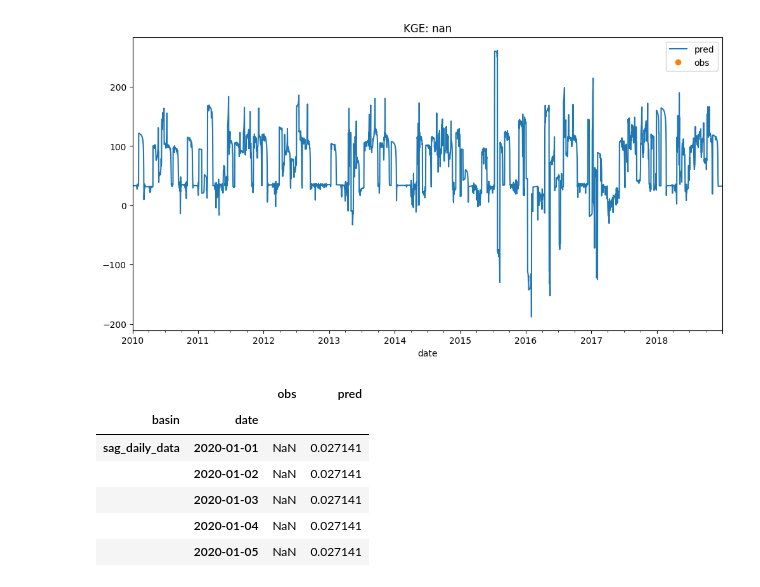
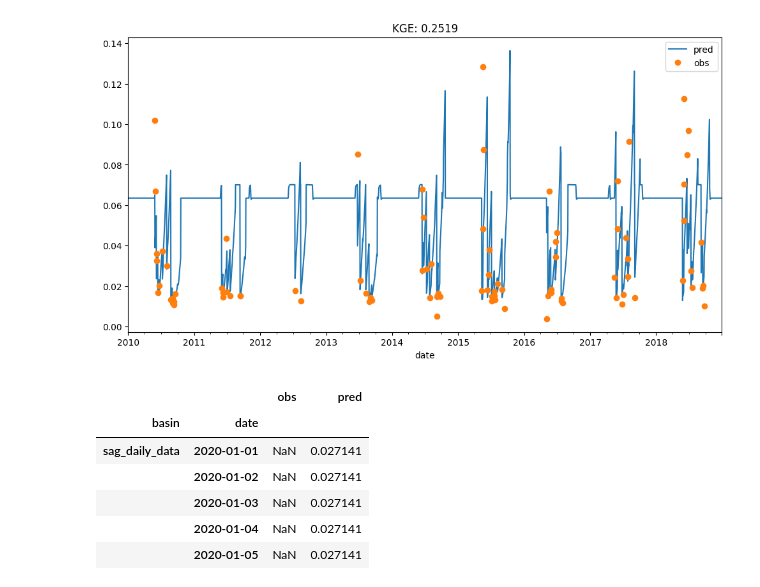
Before and after one commit to Fluvial-UMass/swot-ml, a Jupyter notebook: notebooks/Sag_TAPTLSTM.ipynb, the cells around one changed output. Saved outputs shown, nothing was run; the diff lists cells and outputs as text; code cells hidden in the pictures.

```diff
--- a/notebooks/Sag_TAPTLSTM.ipynb
+++ b/notebooks/Sag_TAPTLSTM.ipynb
@@ -127,0 +84,30 @@ The error occurred while tracing the function scan_fn at /Users/Ted/Documents/Gi
+# %%
+importlib.reload(data)
+from data import TAPDataset
+
+dataset = TAPDataset(cfg)
+# %%
+importlib.reload(data)
+from data import TAPDataLoader
+
+importlib.reload(models)
+from models import TAPLSTM, EALSTM, LSTM
+
+importlib.reload(train)
+from train import Trainer
+
+# Model config is a bit more dynamic
+model_name = cfg['model'].lower()
+if model_name == 'taplstm':
+    model_fn = TAPLSTM
+    cfg['model_args']['daily_in_size'] = len(dataset.daily_features)
+    cfg['model_args']['irregular_in_size'] = len(dataset.irregular_features)
+    cfg['model_args']['static_in_size'] = len(dataset.static_features)
+elif model_name == 'transformer':
+
+else:
+    raise ValueError("Please provide a valid model name (taplstm, ealstm, tealstm)")
+
+dataloader = TAPDataLoader(cfg, dataset)
+trainer = Trainer(cfg, dataloader, model_fn)
+trainer.start_training()
@@ -128,28 +119,23 @@ The error occurred while tracing the function scan_fn at /Users/Ted/Documents/Gi
 # %%
-from metrics import get_all_metrics
-from matplotlib.dates import YearLocator, DateFormatter
-import datetime
-
 importlib.reload(evaluate)
 from evaluate import predict
 
-results = predict(model, dataloader)
+dataloader.set_mode(data_subset="test", basin_subset=["sag_daily_data"])
+results = predict(trainer.model, dataloader)
+basin_results = results.droplevel('basin').sort_index()
 # %%
-basin_id = np.random.choice(basin_list)
-basin_results = results[results.index.get_level_values('basin')==str(basin_id)]
-basin_results = basin_results.droplevel('basin')
-metrics = get_all_metrics(basin_results['obs'],basin_results['pred'])
+metrics = evaluate.get_all_metrics(basin_results['obs'],basin_results['pred'])
 
 # Plot the true values and predictions
 fig, ax = plt.subplots(figsize=(12, 6))
 basin_results['pred'].plot(ax=ax)
 basin_results['obs'].plot(ax=ax,linestyle='None',marker='o')
 
 plt.title(f"KGE: {metrics['kge']:0.4f}")
 plt.legend()
 plt.show()
 # %% [output]
-[figure, old version]
+[figure, new version]
 # %%
 basin_results
 # %% [output]
```
Also changed, not shown: parts of 6 cells of this notebook, 3 other files.
